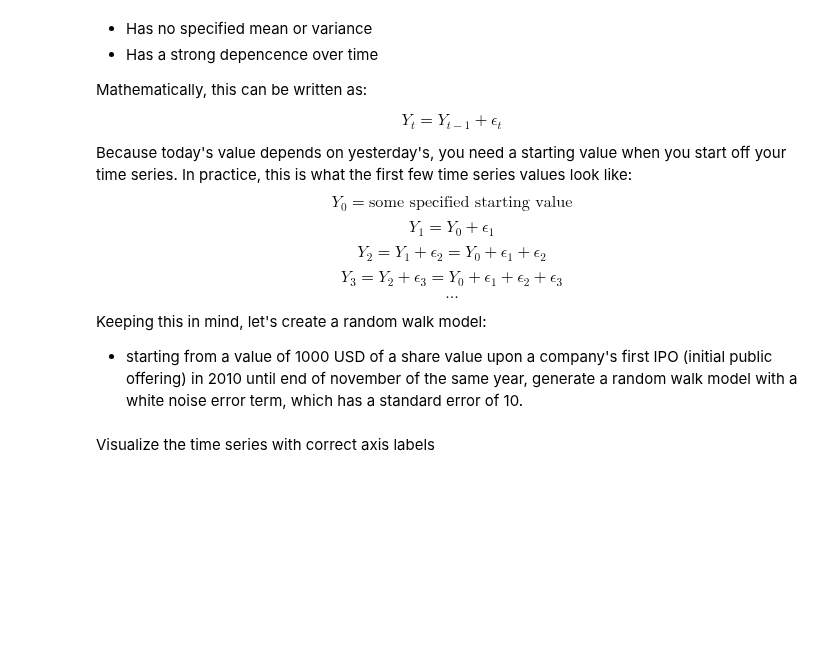
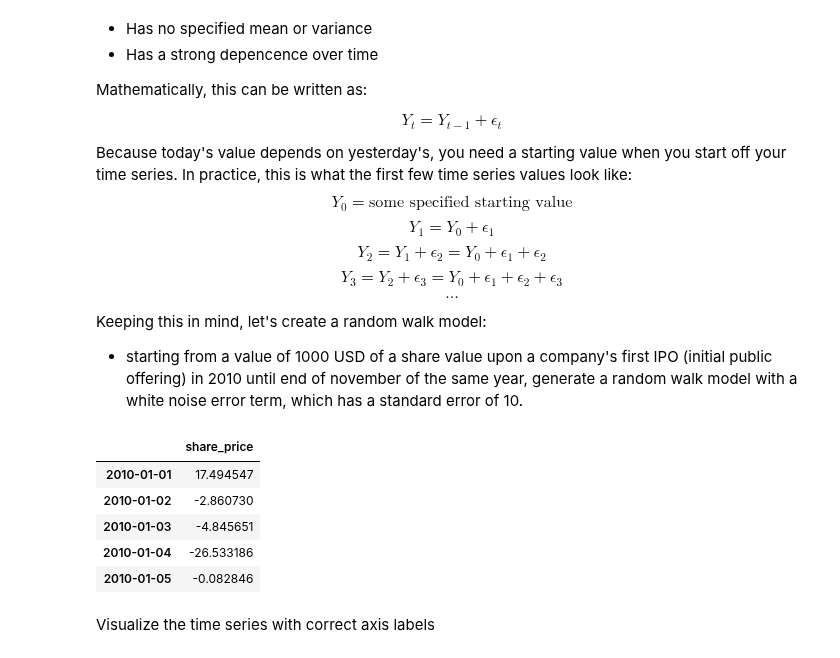
Before and after one commit to AlecMorgan/dsc-3-26-03-basic-time-series-models-lab-seattle-ds-career-040119, a Jupyter notebook: index.ipynb, the cells around one changed output. Drawn from its saved outputs; the diff is of its cells as text; code cells hidden in the pictures; blank space fills up the shorter version.

```diff
--- a/index.ipynb
+++ b/index.ipynb
@@ -137,13 +137,20 @@ Keeping this in mind, let's create a random walk model:
 # %%
 # keep the random seed
 np.random.seed(11)
 
 # create a series with the specified dates
 start, stop = datetime(2010, 1, 1), datetime(2010, 12, 1)
 dates = pd.date_range(start, stop)
 share_prices = np.random.normal(scale=10, size=len(dates))
 ts = pd.DataFrame(index=dates, data=share_prices, columns=['share_price'])
-t
+ts.head()
+# %% [output]
+|  | share_price |
+| 2010-01-01 | 17.494547 |
+| 2010-01-02 | -2.860730 |
+| 2010-01-03 | -4.845651 |
+| 2010-01-04 | -26.533186 |
+| 2010-01-05 | -0.082846 |
 # %% [markdown]
 Visualize the time series with correct axis labels
 # %%
```
